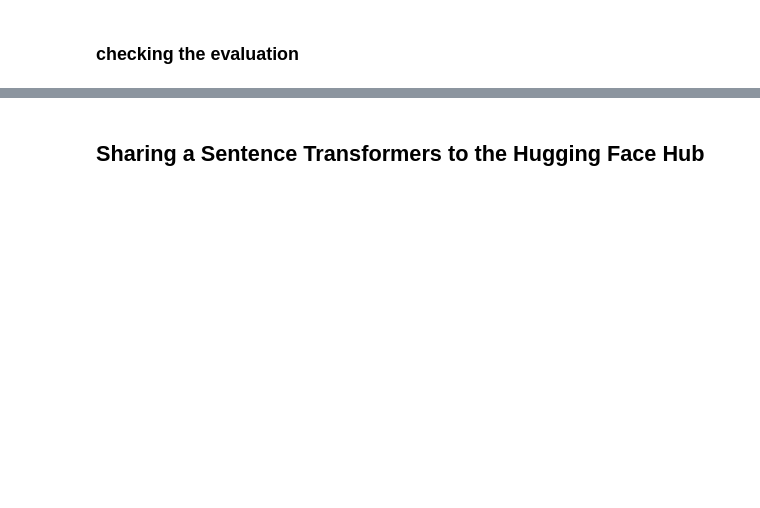
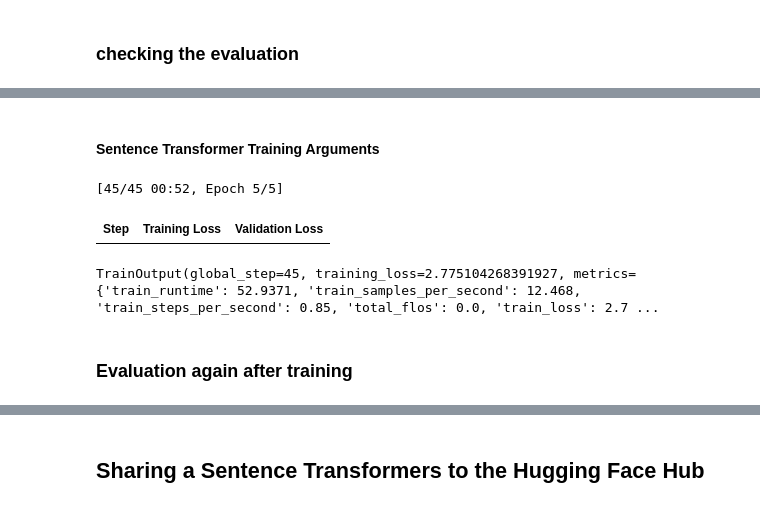
Before and after one commit to AreebAhmad-02/Embedding-Models-Finetuning, a Jupyter notebook: Fine_tuning_Embedding_Models.ipynb, the cells around one changed output, grey strips where cells are left out. Cells and saved outputs as stored; diff of their text form; code cells hidden in the pictures; blank space fills up the shorter version.

Commit message:
added loss function : Multiple ranking and cosent loss

```diff
--- a/Fine_tuning_Embedding_Models.ipynb
+++ b/Fine_tuning_Embedding_Models.ipynb
@@ -776,0 +1173,9 @@ print(results)
+# %%
+# Initialize the evaluator
+dev_evaluator = EmbeddingSimilarityEvaluator(
+    sentences1=sentences1,
+    sentences2=sentences2,
+    scores=scores,
+    main_similarity=SimilarityFunction.COSINE,
+    # name="sts-dev",
+)
@@ -776,0 +1203,2 @@ print(results)
+# %%
+loss = losses.CoSENTLoss(model)
@@ -776,0 +1211,40 @@ print(results)
+# %% [markdown]
+#### Sentence Transformer Training Arguments
+# %%
+from sentence_transformers.training_args import SentenceTransformerTrainingArguments
+
+args = SentenceTransformerTrainingArguments(
+    # Required parameter:
+    output_dir="modelBAAI/bge-large-en-v1.5",
+    # Optional training parameters:
+    num_train_epochs=5,
+    per_device_train_batch_size=16,
+    per_device_eval_batch_size=16,
+    warmup_ratio=0.1,
+    fp16=True,  # Set to False if GPU can't handle FP16
+    bf16=False,  # Set to True if GPU supports BF16
+    # batch_sampler=BatchSamplers.NO_DUPLICATES,  # MultipleNegativesRankingLoss benefits from no duplicates
+    # Optional tracking/debugging parameters:
+    eval_strategy="steps",
+    # eval_steps=100,
+    # save_strategy="steps",
+    # save_steps=100,
+    # save_total_limit=2,
+    # logging_steps=100,
+    # run_name="mpnet-base-all-nli-triplet",  # Used in W&B if `wandb` is installed
+)
+# %%
+trainer = SentenceTransformerTrainer(
+    model=model,
+    train_dataset=train_dataset,
+    loss=loss,
+    args=args,
+    evaluator=dev_evaluator,
+)
+trainer.train()
+# %% [output]
+[45/45 00:52, Epoch 5/5]
+| Step | Training Loss | Validation Loss |
+TrainOutput(global_step=45, training_loss=2.775104268391927, metrics={'train_runtime': 52.9371, 'train_samples_per_second': 12.468, 'train_steps_per_second': 0.85, 'total_flos': 0.0, 'train_loss': 2.7 ...
+# %% [markdown]
+### Evaluation again after training
```
Also changed, not shown: parts of 56 cells of this notebook.
